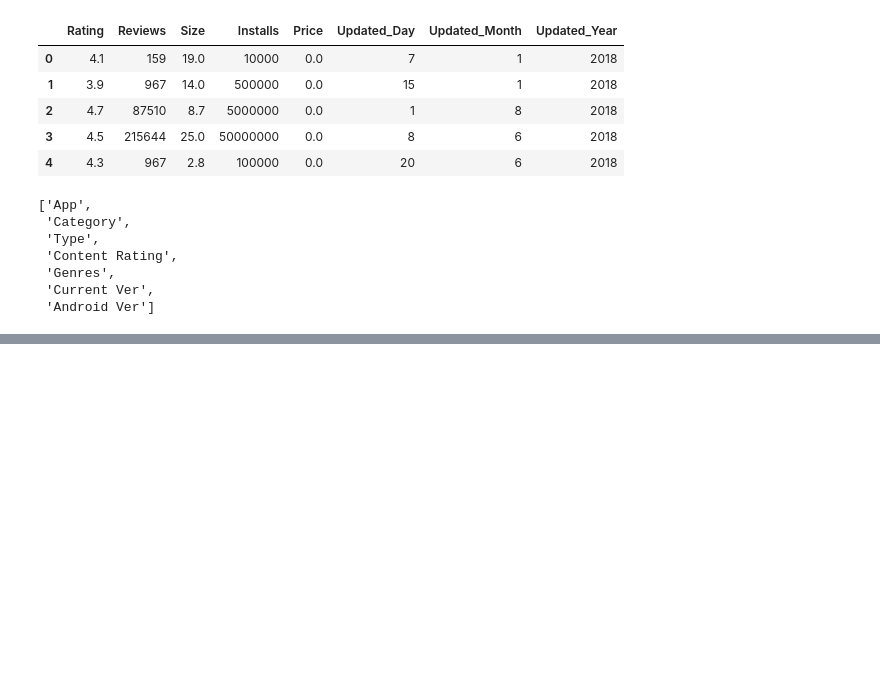
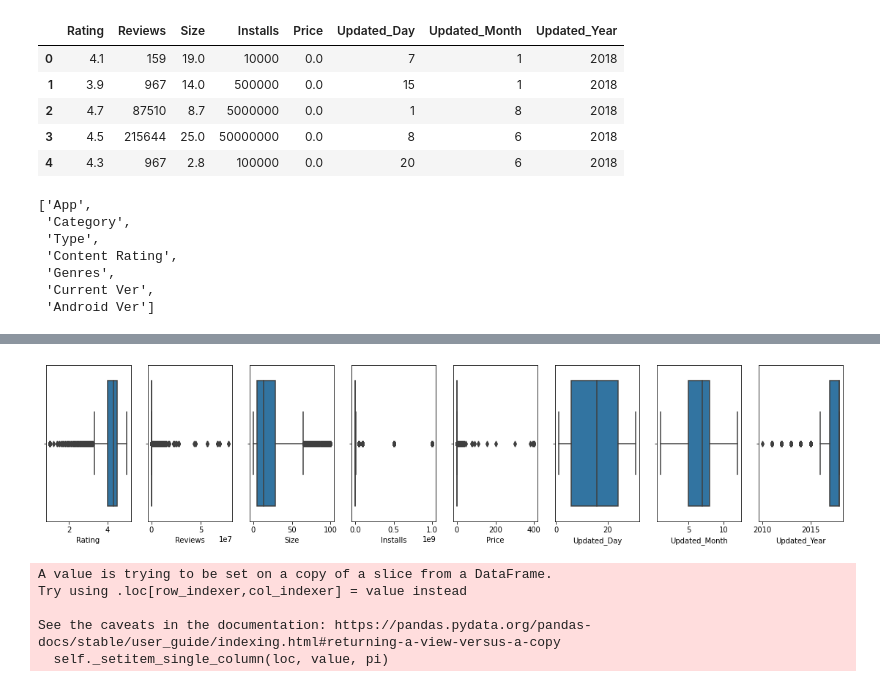
Before and after one commit to shu-nya/Play-Store-App-Review-Analysis, a Jupyter notebook: Play_Store_App_Review_Analysis.ipynb, the cells around one changed output, grey strips where cells are left out. Saved outputs shown, nothing was run; the diff lists cells and outputs as text; code cells hidden in the pictures; blank space fills up the shorter version.

```diff
--- a/Play_Store_App_Review_Analysis.ipynb
+++ b/Play_Store_App_Review_Analysis.ipynb
@@ -572,0 +575,18 @@ categorical.head()
+# %%
+def outlier_thresholds(dataframe, variable):
+    quartile1 = dataframe[variable].quantile(0.10)
+    quartile3 = dataframe[variable].quantile(0.90)
+    interquantile_range = quartile3 - quartile1
+    up_limit = quartile3 + 1.5 * interquantile_range
+    low_limit = quartile1 - 1.5 * interquantile_range
+    return low_limit, up_limit
+# %%
+def has_outliers(dataframe, variable):
+    low_limit, up_limit = outlier_thresholds(dataframe, variable)
+    if dataframe[(dataframe[variable] < low_limit) | (dataframe[variable] > up_limit)].any(axis=None):
+        print(variable, "yes")
+    else:
+        print(variable, "no")
+# %%
+for col in num_data.columns:
+    has_outliers(num_data, col)
@@ -572,0 +602,7 @@ categorical.head()
+# %%
+plt.figure(figsize=(22,18))
+for i,col in enumerate(num_data.columns):
+    plt.subplot(4,9,i+1)
+    sns.boxplot(num_data[col])
+# %% [output]
+[figure, added]
@@ -572,0 +616,8 @@ categorical.head()
+# %%
+replace_with_thresholds(num_data, num_data.columns)
+# %% [output]
+A value is trying to be set on a copy of a slice from a DataFrame.
+Try using .loc[row_indexer,col_indexer] = value instead
+
+See the caveats in the documentation: https://pandas.pydata.org/pandas-docs/stable/user_guide/indexing.html#returning-a-view-versus-a-copy
+  self._setitem_single_column(loc, value, pi)
```
Also changed, not shown: parts of 34 cells of this notebook.
